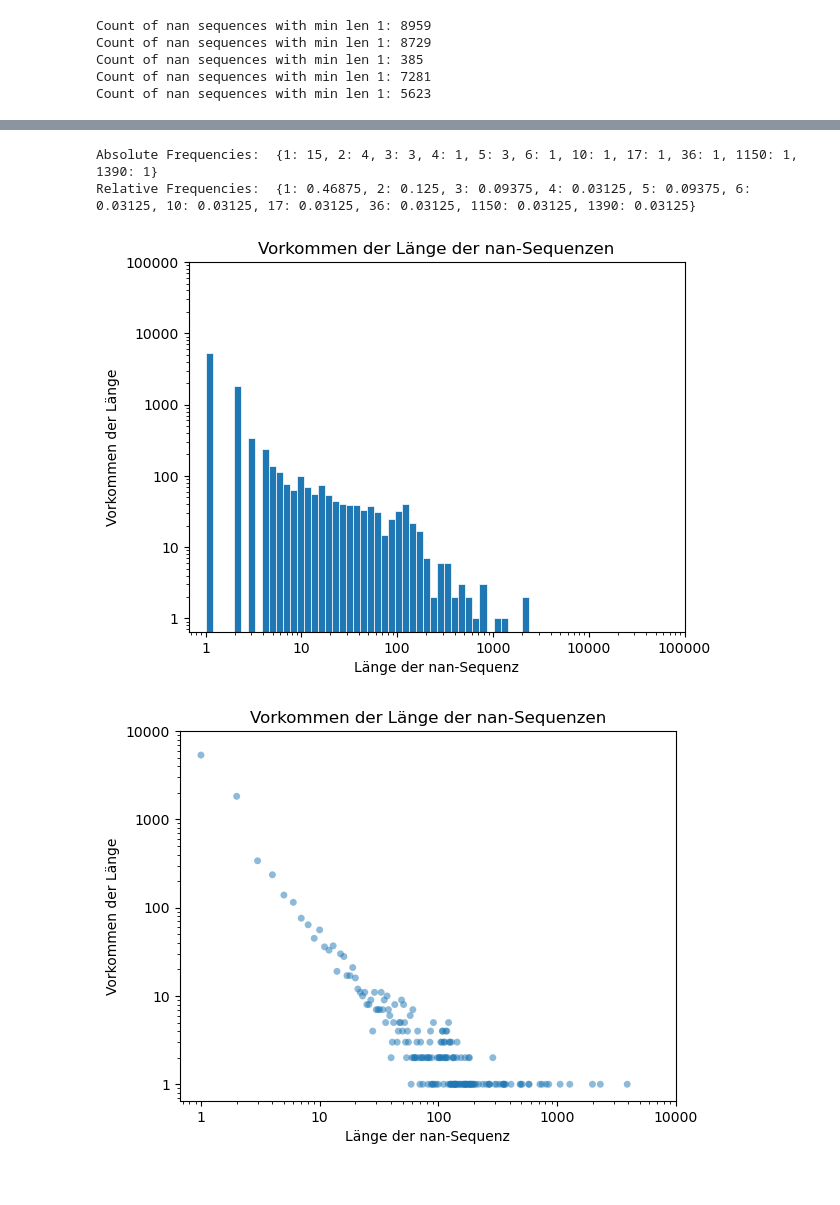
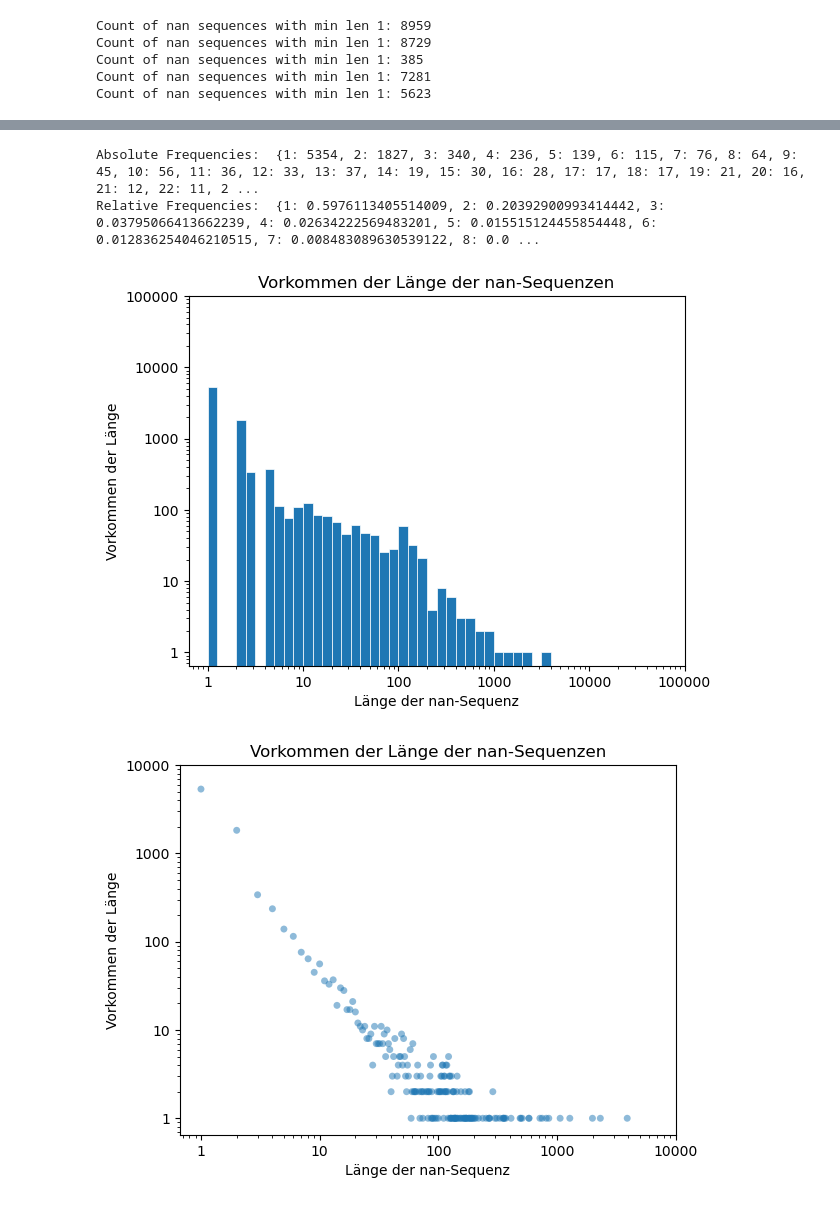
Before and after one commit to Nicholas202024/Hiwi_Code, a Jupyter notebook: statistik_nans.ipynb, the cells around one changed output, grey strips where cells are left out. Drawn from its saved outputs; the diff is of its cells as text; code cells hidden in the pictures.

```diff
--- a/statistik_nans.ipynb
+++ b/statistik_nans.ipynb
@@ -307,13 +290,13 @@ x_log = np.log(x)
 # %%
 # np.percentile(x, 94)
 # %%
-absolute_frequencies = np.unique(x, return_counts=True)
+absolute_frequencies = np.unique(lhg05_list, return_counts=True)
 
 # Berechnen Sie die relative Häufigkeit jeder Kategorie
-relative_frequencies = absolute_frequencies[1] / len(x)
+relative_frequencies = absolute_frequencies[1] / len(lhg05_list)
 
 print("Absolute Frequencies: ", dict(zip(absolute_frequencies[0], absolute_frequencies[1])))
 print("Relative Frequencies: ", dict(zip(absolute_frequencies[0], relative_frequencies)))
 # %% [output]
-Absolute Frequencies:  {1: 15, 2: 4, 3: 3, 4: 1, 5: 3, 6: 1, 10: 1, 17: 1, 36: 1, 1150: 1, 1390: 1}
-Relative Frequencies:  {1: 0.46875, 2: 0.125, 3: 0.09375, 4: 0.03125, 5: 0.09375, 6: 0.03125, 10: 0.03125, 17: 0.03125, 36: 0.03125, 1150: 0.03125, 1390: 0.03125}
+Absolute Frequencies:  {1: 5354, 2: 1827, 3: 340, 4: 236, 5: 139, 6: 115, 7: 76, 8: 64, 9: 45, 10: 56, 11: 36, 12: 33, 13: 37, 14: 19, 15: 30, 16: 28, 17: 17, 18: 17, 19: 21, 20: 16, 21: 12, 22: 11, 2 ...
+Relative Frequencies:  {1: 0.5976113405514009, 2: 0.20392900993414442, 3: 0.03795066413662239, 4: 0.02634222569483201, 5: 0.015515124455854448, 6: 0.012836254046210515, 7: 0.008483089630539122, 8: 0.0 ...
@@ -320,32 +305,33 @@ Relative Frequencies:  {1: 0.46875, 2: 0.125, 3: 0.09375, 4: 0.03125, 5: 0.09375
 # %%
 fig, ax = plt.subplots()
 
 station = lhg05_list
 
 absolute_frequencies = np.unique(station, return_counts=True)
 
-bins = np.logspace(np.log10(min(station)), np.log10(max(station)), num=50)
+# bins = np.logspace(np.log10(min(station)), np.log10(max(station)), num=50)
+bins = np.logspace(0, 4, num=41)
 
 ax.hist(station, bins=bins, linewidth=0.5, edgecolor="white")
 
 plt.xscale('log')
 ticks = [10**i for i in range(6)]  # Erzeugt eine Liste [1, 10, 100, 1000]
 plt.xticks(ticks, labels=ticks)  # Setzt die x-Achsenwerte und -Beschriftungen
 
 plt.yscale('log')
 ticks = [10**i for i in range(6)]  # Erzeugt eine Liste [1, 10, 100, 1000]
 plt.yticks(ticks, labels=ticks)  # Setzt die x-Achsenwerte und -Beschriftungen
 
 # ax.set(xlim=(0, max(absolute_frequencies[0])),
 #        ylim=(0, max(absolute_frequencies[1])))
 
 plt.xlabel('Länge der nan-Sequenz')
 plt.ylabel('Vorkommen der Länge')
 plt.title('Vorkommen der Länge der nan-Sequenzen')
 
 plt.show()
 # %% [output]
-[figure, old version]
+[figure, new version]
 # %%
 # absolute_frequencies[0]: Lückenlänge
 # absolute_frequencies[1]: Anzahl der Lücken dieser Länge
```
Also changed, not shown: parts of 14 cells of this notebook, 1 other file.
